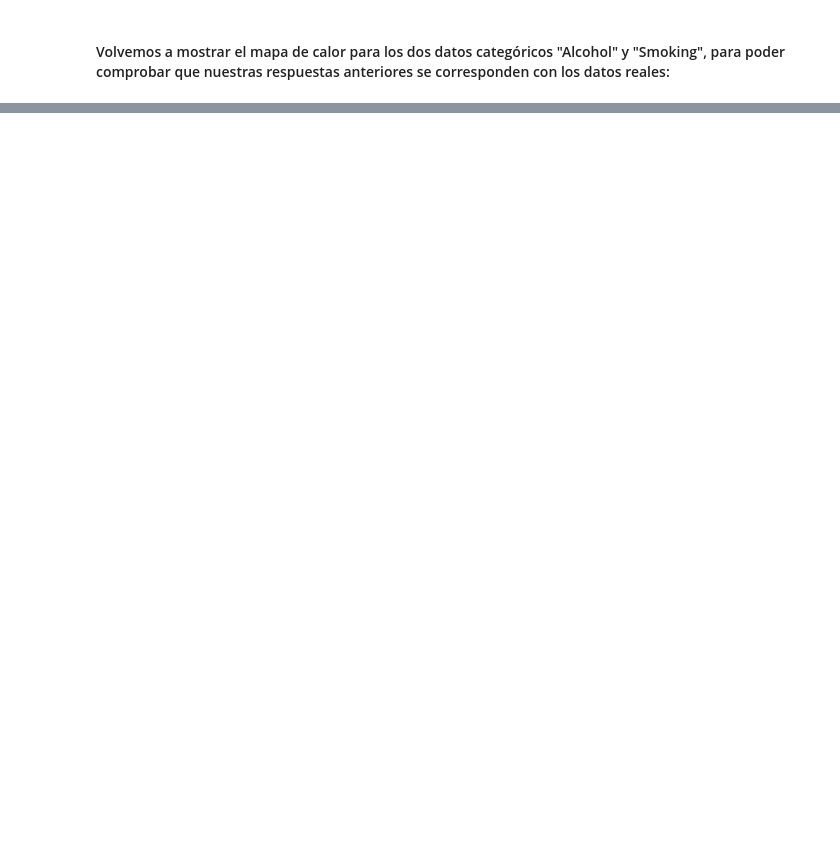
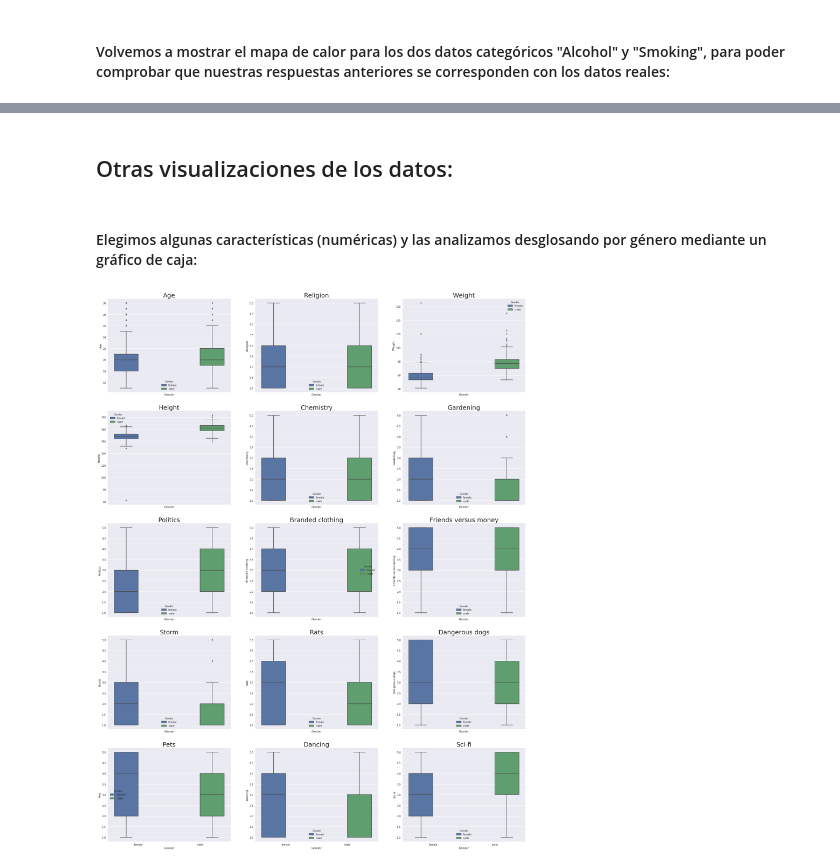
Before and after one commit to tyncho08/DiploDatos, a Jupyter notebook: Laboratorio 1/notebook_laboratorio.ipynb, the cells around one changed output, grey strips where cells are left out. Drawn from its saved outputs; the diff is of its cells as text; code cells hidden in the pictures; blank space fills up the shorter version.

```diff
--- a/Laboratorio 1/notebook_laboratorio.ipynb
+++ b/Laboratorio 1/notebook_laboratorio.ipynb
@@ -866,11 +679,0 @@ City-livers would spend more money on looks, entertainment and branded clothing
-# %%
-features_cats = [col for col in young.columns if young[col].dtype=='object']
-features_cats.remove(var_of_interest)
-fig, ax = plt.subplots(nrows = 2, ncols = 5,figsize=(20,10), sharex=True)
-start = 0
-for j in range(2):
-    for i in range(5):
-        tab = pd.crosstab(young[var_of_interest], young[features_cats[start]])
-        tab_prop = tab.div(tab.sum(1).astype(float), axis=0)
-        tab_prop.plot(kind="bar", stacked=True, ax=ax[j,i] )
-        start += 1
@@ -1206,18 +679,0 @@ Initially I was intened to analyze the difference between left and high handed b
-# %%
-fig, ax = plt.subplots(nrows = 15, ncols = 9,figsize=(30,70), sharex=True)
-start = 0
-for j in range(15):
-    for i in range(9):
-        sns.barplot(y=features_int[start], x='Left - right handed', data=young, ax=ax[j,i])
-        ax[j,i].set_ylabel('')
-        ax[j,i].set_xlabel('')
-        ax[j,i].set_title(features_int[start], fontsize=25)
-        start += 1
-
-fig, ax = plt.subplots(nrows = 1, ncols = 4,figsize=(7,2), sharex=True)
-for i in range(4):
-    sns.barplot(y=features_int[start], x='Left - right handed', data=young, ax=ax[i])
-    ax[i].set_ylabel('')
-    ax[i].set_xlabel('')
-    ax[i].set_title(features_int[start], fontsize=10)
-    start += 1
@@ -1226,0 +685,22 @@ for i in range(4):
+# %% [markdown]
+## Otras visualizaciones de los datos:
+# %% [markdown]
+#### Elegimos algunas características (numéricas) y las analizamos desglosando por género mediante un gráfico de caja:
+# %%
+var_of_interest = 'Gender'
+good_columns =                ['Age',      'Religion',          'Weight']
+good_columns = good_columns + ['Height',   'Chemistry',         'Gardening']
+good_columns = good_columns + ['Politics', 'Branded clothing',  'Friends versus money']
+good_columns = good_columns + ['Storm',    'Rats',              'Dangerous dogs']
+good_columns = good_columns + ['Pets',     'Dancing',           'Sci-fi']
+fig, ax = plt.subplots(nrows = 5, ncols = 3 ,figsize=(30,40), sharex=True)
+start = 0
+for j in range(5):
+    for i in range(3):
+        if start == len(good_columns):
+            break
+        sns.boxplot(y=good_columns[start], x=var_of_interest, hue=var_of_interest, data=young, ax=ax[j,i])
+        ax[j,i].set_title(good_columns[start], fontsize=25)
+        start += 1
+# %% [output]
+[figure, added]
```
Also changed, not shown: parts of 139 cells of this notebook.
